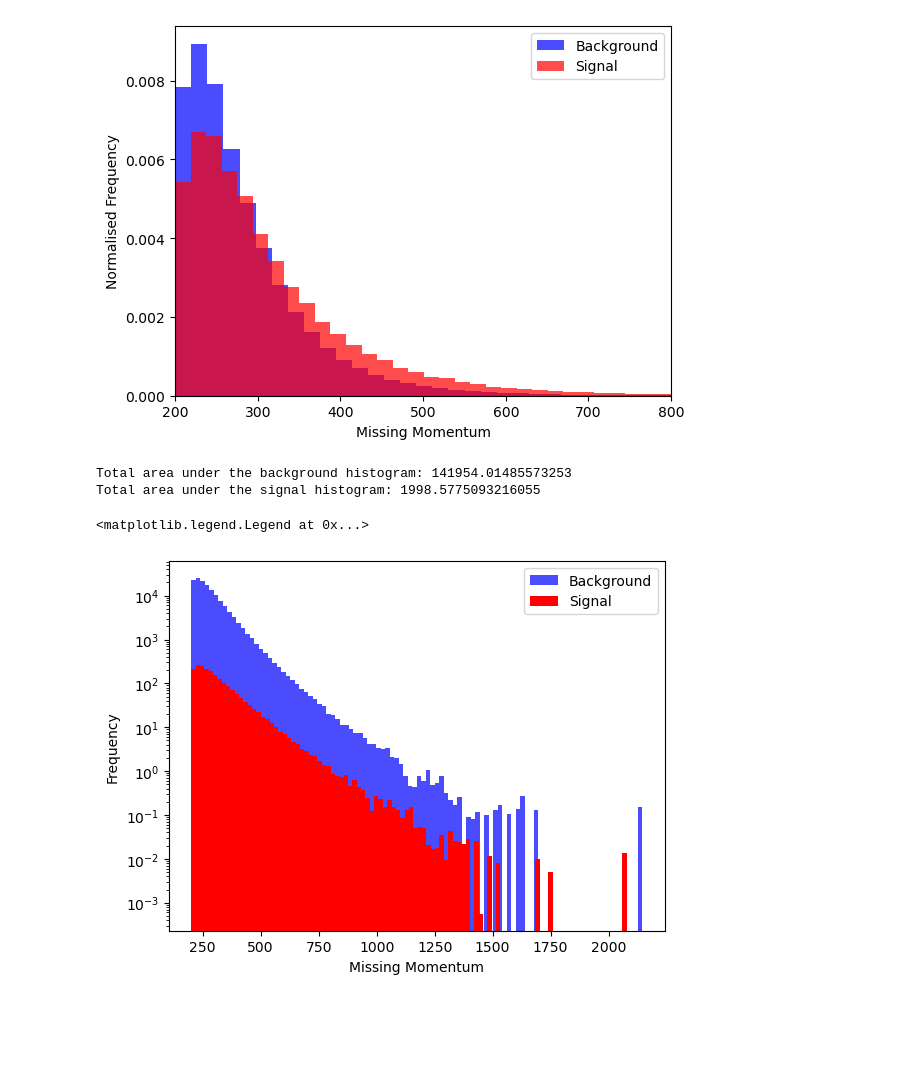
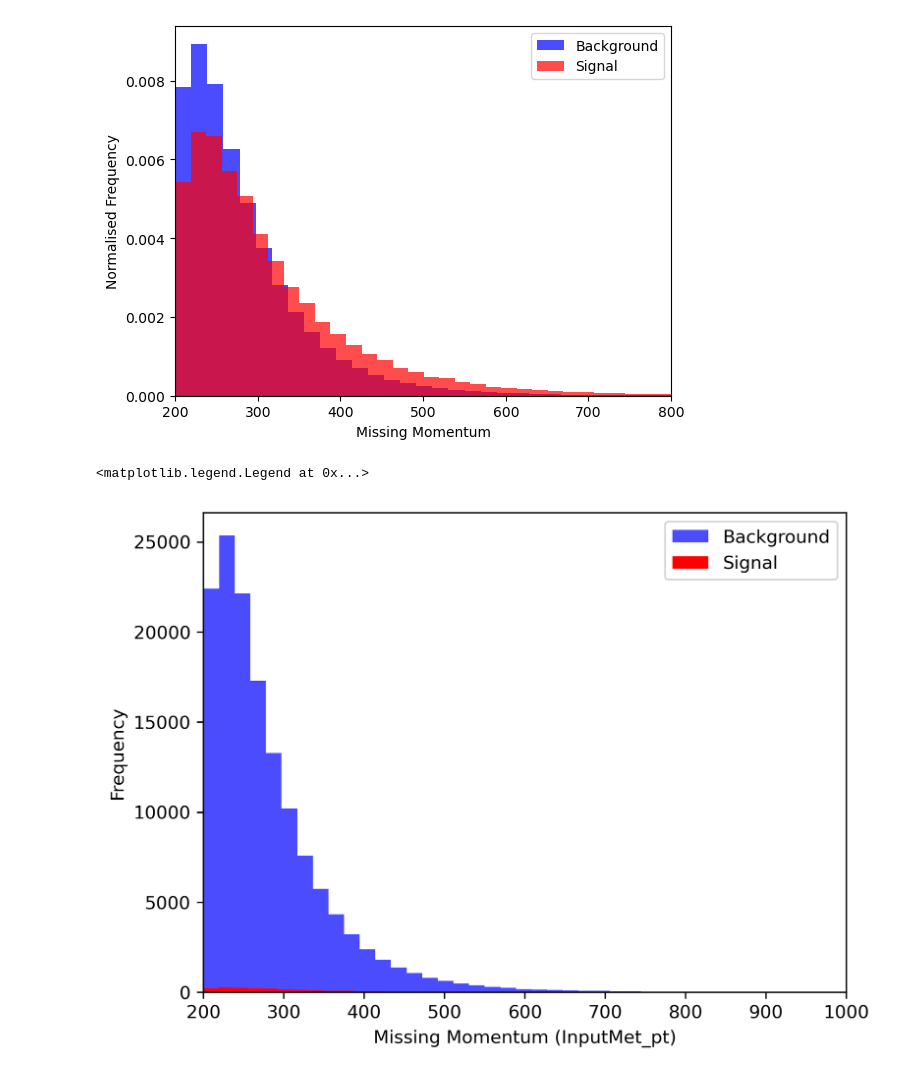
Before and after one commit to inigostibbe/msciproject, a Jupyter notebook: initialanalysis.ipynb, the cells around one changed output. Saved outputs shown, nothing was run; the diff lists cells and outputs as text; code cells hidden in the pictures; blank space fills up the shorter version.

```diff
--- a/initialanalysis.ipynb
+++ b/initialanalysis.ipynb
@@ -27,31 +27,32 @@ plt.legend(loc='upper right')
 # %%
 # Plot the signal and background data
 
 import matplotlib.pyplot as plt
 
 # Create histograms for missing momentum for signal and background
 
+plt.figure(dpi=300)
 plt.hist(background_data["InputMet_pt"], bins=100, alpha=0.7, label='Background', color='blue', weights=background_data["weight_nominal"]*140000)
 plt.hist(signal_data["InputMet_pt"], bins=100, alpha=1, label='Signal', color='red', weights=signal_data["weight_nominal"]*140000)
 
-plt.yscale('log')
-plt.xlabel('Missing Momentum')
+# plt.yscale('log')
+plt.xlabel('Missing Momentum (InputMet_pt)')
 plt.ylabel('Frequency')
 # plt.xlim(200,400)
+plt.xlim(200,1000)
+
 # plt.ylim(0,500)
 
-background_area = sum(background_hist[0])  # Sum of frequencies for background
-signal_area = sum(signal_hist[0])          # Sum of frequencies for signal
+# background_area = sum(background_hist[0])  # Sum of frequencies for background
+# signal_area = sum(signal_hist[0])          # Sum of frequencies for signal
 
-# Print the areas (total frequencies)
-print(f"Total area under the background histogram: {background_area}")
-print(f"Total area under the signal histogram: {signal_area}")
+# # Print the areas (total frequencies)
+# print(f"Total area under the background histogram: {background_area}")
+# print(f"Total area under the signal histogram: {signal_area}")
 
 plt.legend(loc='upper right')
 
 # Print the total area of signal and background data
 # %% [output]
-Total area under the background histogram: 141954.01485573253
-Total area under the signal histogram: 1998.5775093216055
+<matplotlib.legend.Legend at 0x...>
-<matplotlib.legend.Legend at 0x...>
-[figure, old version]
+[figure, new version]
```
Also changed, not shown: parts of 2 cells of this notebook, 1 other file.
